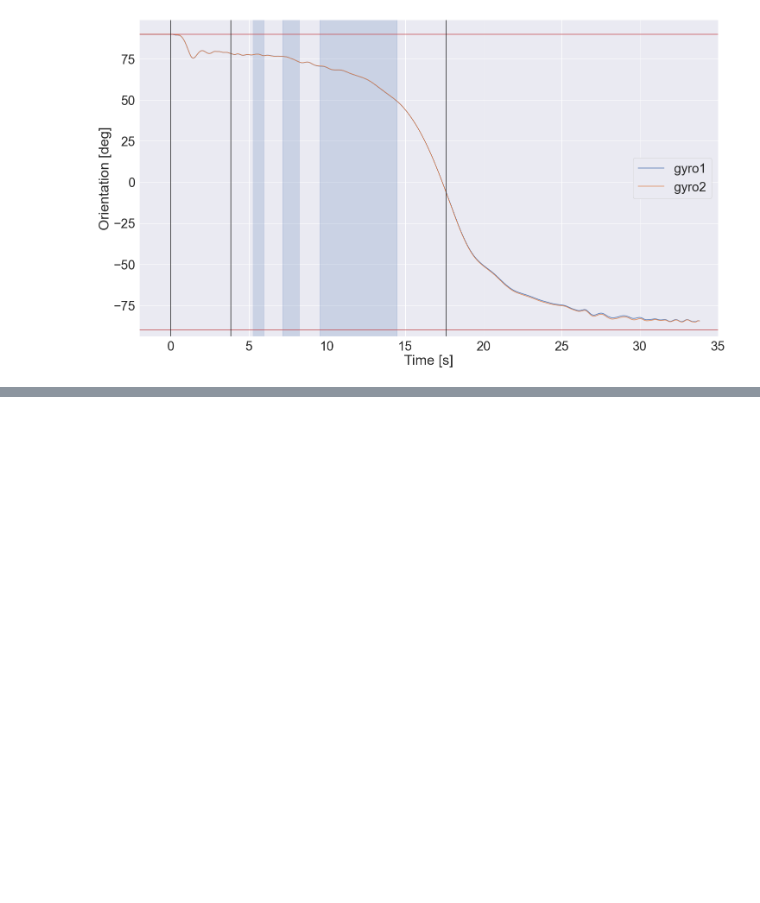
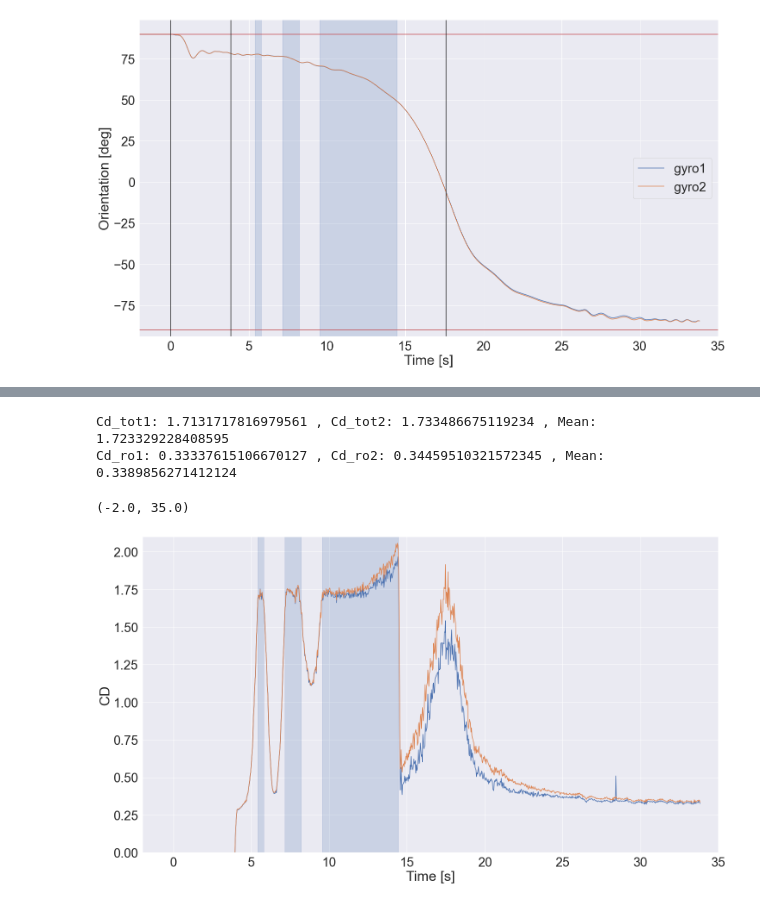
Before and after one commit to aris-space/euler-avionics, a Jupyter notebook: maiden_launch_analysis/maiden_launch_trajectory.ipynb, the cells around one changed output, grey strips where cells are left out. Saved outputs shown, nothing was run; the diff lists cells and outputs as text; code cells hidden in the pictures; blank space fills up the shorter version.

```diff
--- a/maiden_launch_analysis/maiden_launch_trajectory.ipynb
+++ b/maiden_launch_analysis/maiden_launch_trajectory.ipynb
@@ -364,3 +349,80 @@ Searched index:  573
+# %%
+Temp_grad = 0.0065
+R_star = 8.3144598
+M = 0.0289644
+R_const = R_star / M
+n = (-g / (Temp_grad * R_const)) - 1
+Temp_0 = 273.15
+Temp_g = 10
+Temp_g = Temp_0 + Temp_g
+rho_sea = 1.225
+P_sea = 1.01325e5
+Temp_sea = 288.15
+Pressure_g = 85000
+gamma = 1.4
+
+m_empt = 31.5      # kg
+A_ref_rocket = np.pi * (0.179/2)**2
+
+def compute_density(alt):
+    actual_temp = Temp(alt)
+    rho_g = rho_sea * ((Pressure_g / P_sea) * (Temp_sea / Temp_g))
+    rho = rho_g * (actual_temp / Temp_g) ** n
+    return rho
+
+def Temp(alt):
+    T = Temp_g - alt * Temp_grad
+    return T
+
+
+cond_launch = combined["Time [s]"]>-0.2
+
+rho1 = compute_density(X_array1[:,2])
+rho2 = compute_density(X_array2[:,2])
+F1 = combined['Ay_IMU1'][cond_launch] * m_empt
+F2 = combined['Ay_IMU2'][cond_launch] * m_empt
+Cd1 = 2*F1 / (V_abs1**2*A_ref_rocket*rho1)
+Cd2 = 2*F2 / (V_abs2**2*A_ref_rocket*rho2)
+
+
+t1=10
+t2=12
+cond_cd_tot = (t_array>t1)&(t_array<t2)
+Cd_tot1 = Cd1[cond_cd_tot].mean()
+Cd_tot2 = Cd2[cond_cd_tot].mean()
+Cd_tot_mean = 0.5*(Cd_tot1+Cd_tot2)
+print("Cd_tot1:", Cd_tot1,", Cd_tot2:", Cd_tot2, ", Mean:", Cd_tot_mean)
+#plt.axvline(t1, color="black")
+#plt.axvline(t2, color="black")
+
+t3=30
+t4=33.5
+cond_cd_ro = (t_array>t3)&(t_array<t4)
+Cd_ro1 = Cd1[cond_cd_ro].mean()
+Cd_ro2 = Cd2[cond_cd_ro].mean()
+Cd_ro_mean = 0.5*(Cd_ro1+Cd_ro2)
+print("Cd_ro1:", Cd_ro1,", Cd_ro2:", Cd_ro2, ", Mean:", Cd_ro_mean)
+
+
+plt.plot(combined["Time [s]"][cond_launch], Cd1)
+plt.plot(combined["Time [s]"][cond_launch], Cd2)
+#plt.axvline(t3, color="black")
+#plt.axvline(t4, color="black")
+#plt.axhline(Cd_tot_mean, color="red")
+
+plt.ylim(0,2.1)
+plt.xlabel("Time [s]")
+plt.ylabel("CD")
+
+show_flight_events=False
+plot_events(plt)
+show_flight_events=True
+plt.xlim(-2, duration)
+# %% [output]
+Cd_tot1: 1.7131717816979561 , Cd_tot2: 1.733486675119234 , Mean: 1.723329228408595
+Cd_ro1: 0.33337615106670127 , Cd_ro2: 0.34459510321572345 , Mean: 0.3389856271412124
+(-2.0, 35.0)
+[figure, added]
 # %%
 # Control plots
 
```
Also changed, not shown: parts of 17 cells of this notebook.
